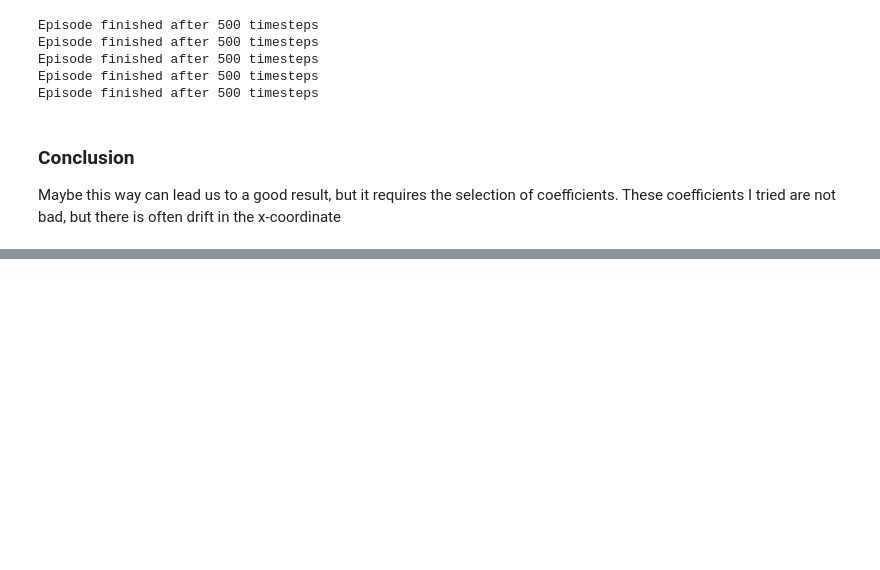
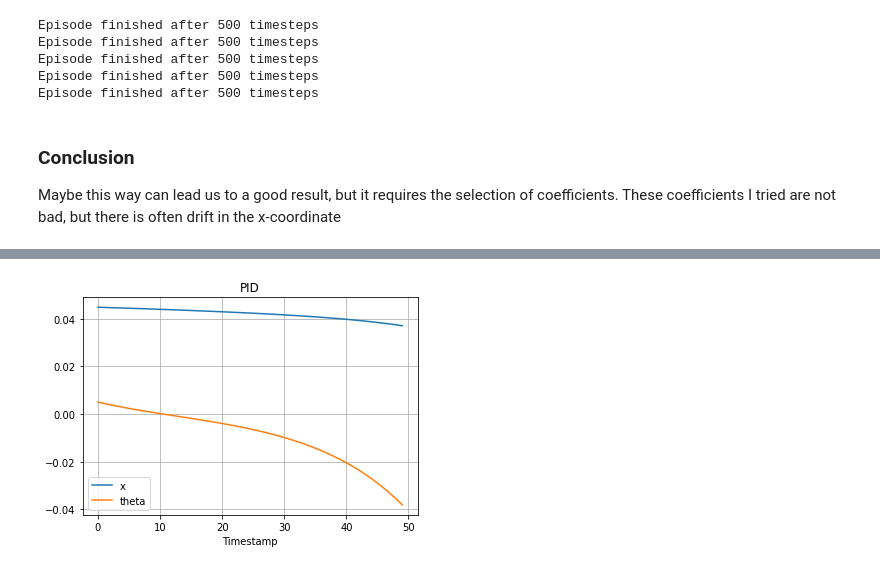
Before and after one commit to Akuva2001/GYM-mou, a Jupyter notebook: Presentation.ipynb, the cells around one changed output, grey strips where cells are left out. Cells and saved outputs as stored; diff of their text form; code cells hidden in the pictures; blank space fills up the shorter version.

```diff
--- a/Presentation.ipynb
+++ b/Presentation.ipynb
@@ -426,0 +491,5 @@ Maybe this way can lead us to a good result, but it requires the selection of co
+# %%
+x, theta, N = PID_opt_fun(1, 2.0, 0.25)
+plot_result(x, theta, N)
+# %% [output]
+[figure, added]
```
Also changed, not shown: parts of 65 cells of this notebook, 2 other files.
